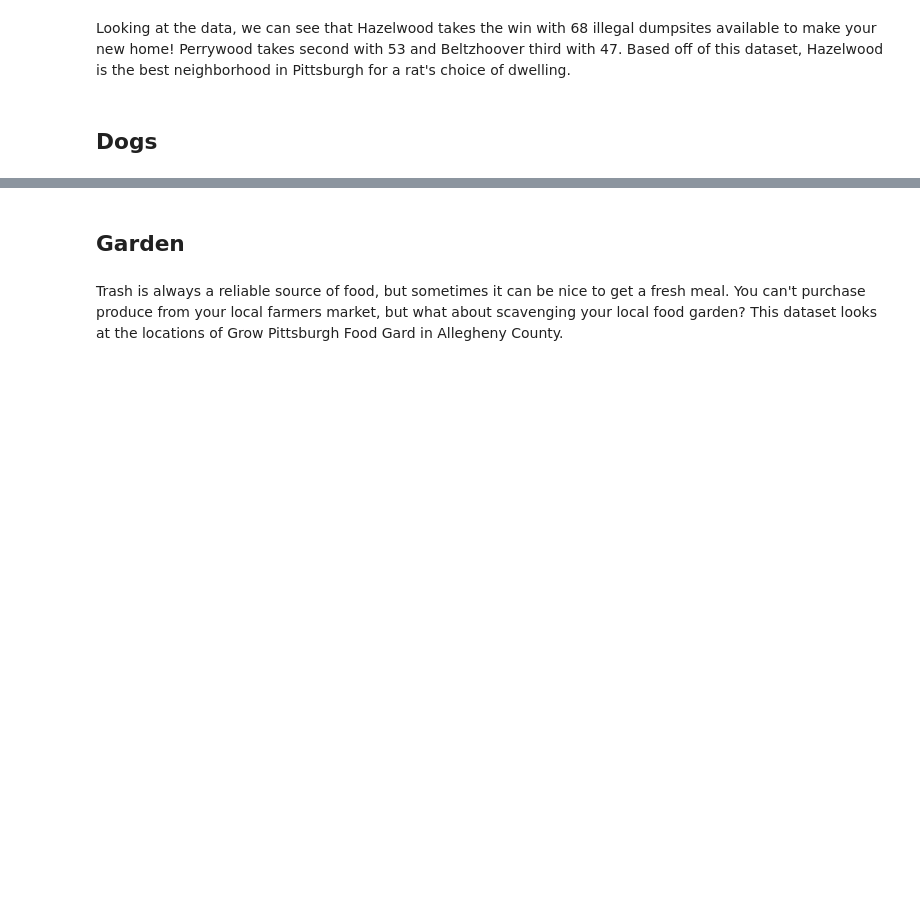
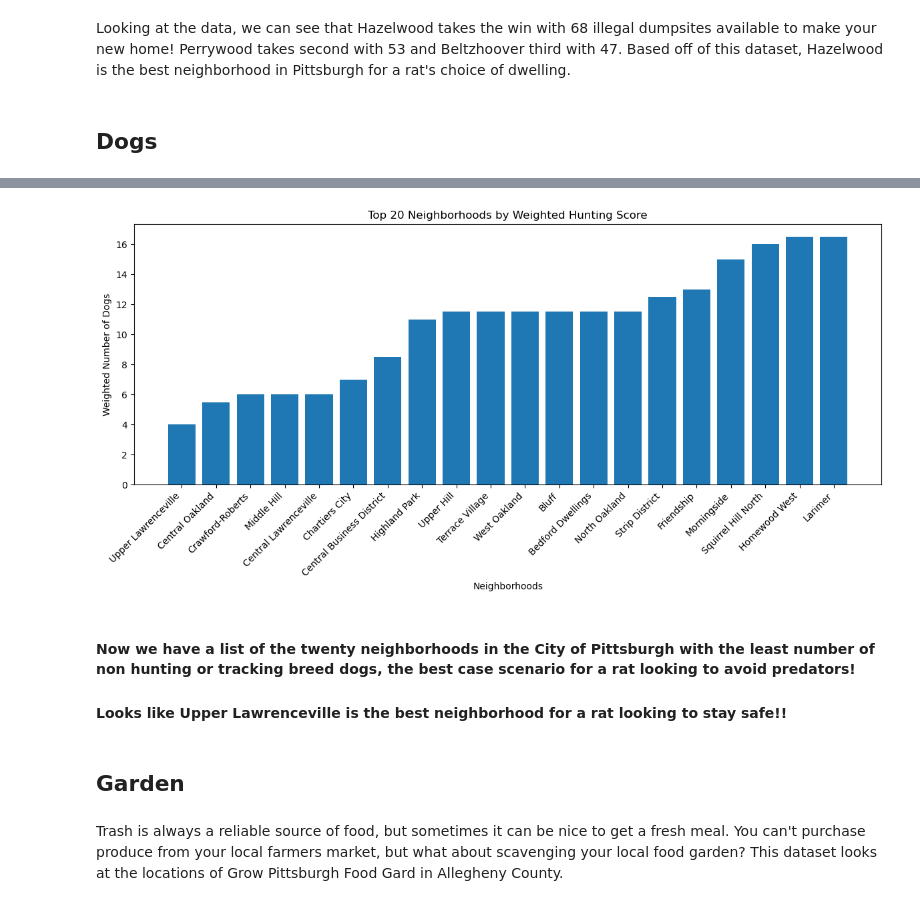
Before and after one commit to MNM75/CMPINF-Final-Rats, a Jupyter notebook: FullNotebook.ipynb, the cells around one changed output, grey strips where cells are left out. Drawn from its saved outputs; the diff is of its cells as text; code cells hidden in the pictures; blank space fills up the shorter version.

```diff
--- a/FullNotebook.ipynb
+++ b/FullNotebook.ipynb
@@ -95,3 +190,31 @@ Looking at the data, we can see that Hazelwood takes the win with 68 illegal dum
+# %%
+weighted_scores = Counter()
+for _, row in dogs.iterrows():
+    if isinstance(row['neighborhoods'], list):
+        for neiborhood in row['neighborhoods']:
+            weighted_scores[neiborhood] += row['BreedWeight']
+
+weighted_df = pd.DataFrame(weighted_scores.items(), columns=['Neighborhood', 'WeightedScore']).sort_values(by='WeightedScore', ascending=True)
+
+def plot_bar(df, xcol, ycol, title, xlabel='Neighborhoods', ylabel='Weighted Number of Dogs', top_n=None, rotation=45):
+    plt.figure(figsize=(12, 6))
+    plot_df = df if top_n is None else df.head(top_n)
+    plt.bar(plot_df[xcol], plot_df[ycol])
+    plt.title(title)
+    plt.xlabel(xlabel)
+    plt.ylabel(ylabel)
+    plt.xticks(rotation=rotation, ha='right')
+    plt.tight_layout()
+    plt.show()
+
+
+plot_bar(weighted_df, 'Neighborhood', 'WeightedScore', 'Top 20 Neighborhoods by Weighted Hunting Score', top_n=20)
+# %% [output]
+[figure, added]
+# %% [markdown]
+#### Now we have a list of the twenty neighborhoods in the City of Pittsburgh with the least number of non hunting or tracking breed dogs, the best case scenario for a rat looking to avoid predators!
+
+#### Looks like Upper Lawrenceville is the best neighborhood for a rat looking to stay safe!!
 # %% [markdown]
 ## Garden
 # %% [markdown]
```
Also changed, not shown: parts of 12 cells of this notebook.
